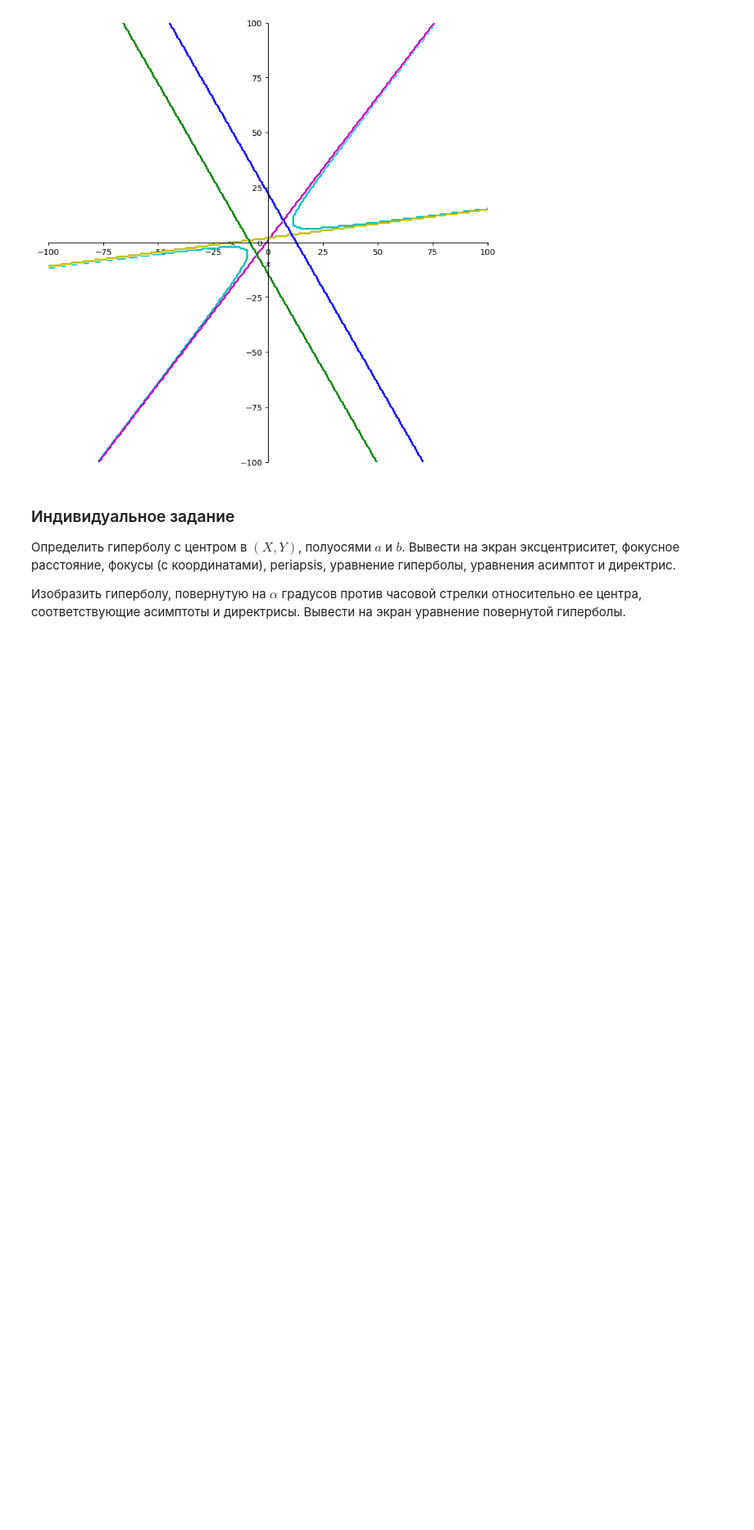
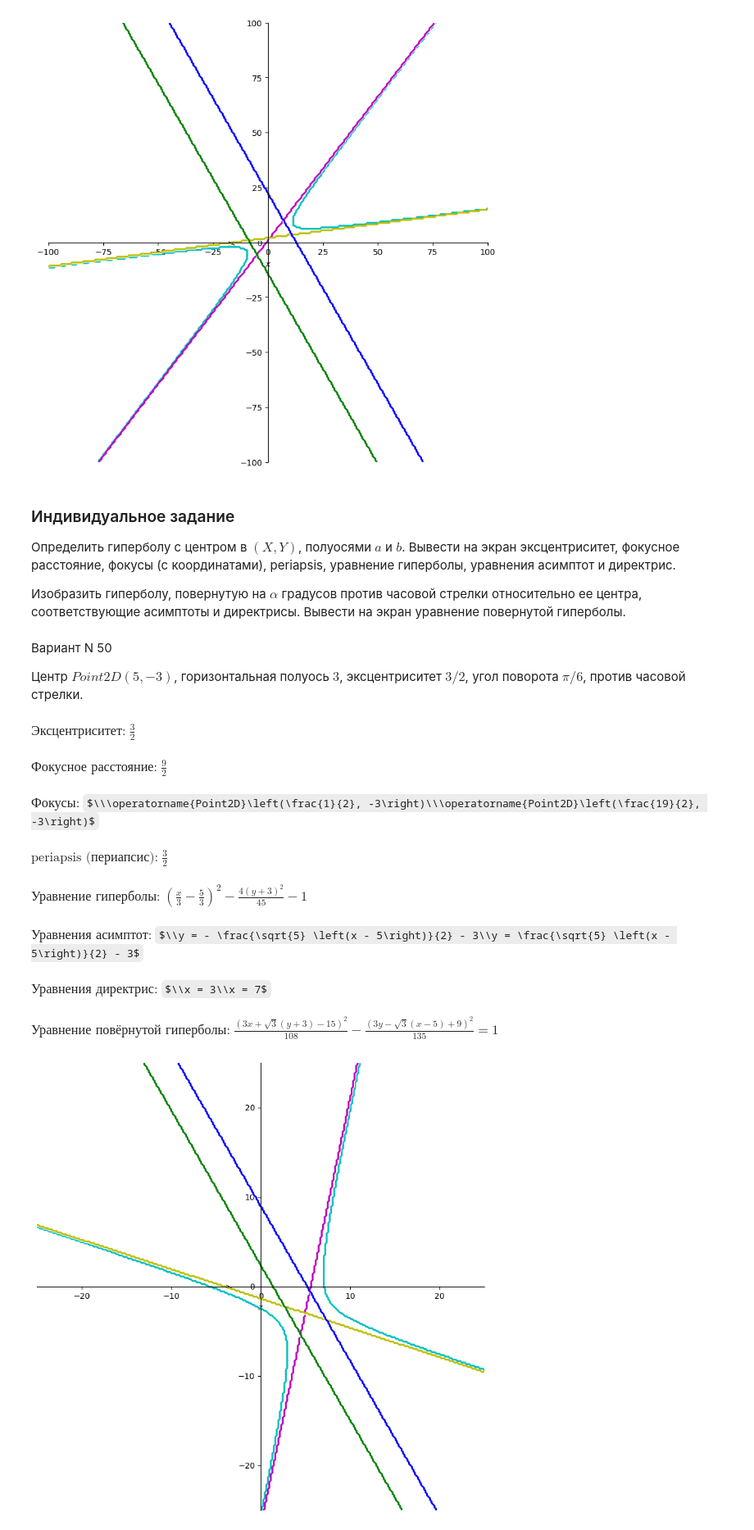
Before and after one commit to i80287/linalg, a Jupyter notebook: task14/Alg_14_2022_23_hyp_tasks.ipynb, the cells around one changed output. Shown at 82% size. Drawn from its saved outputs; the diff is of its cells as text; code cells hidden in the pictures; some formulas as TeX source; blank space fills up the shorter version.

```diff
--- a/task14/Alg_14_2022_23_hyp_tasks.ipynb
+++ b/task14/Alg_14_2022_23_hyp_tasks.ipynb
@@ -200,7 +200,7 @@ class Hyperbola(GeometrySet):
             y_expr1 = y0 + k1*(x - x0)
             y_expr2 = y0 + k2*(x - x0)
 
-        return (Eq(y, y_expr1), Eq(y, y_expr2)) if equation else (y_expr1, y_expr2)
+        return (Eq(y, y_expr1), Eq(y, y_expr2)) if equation else (y - y_expr1, y - y_expr2)
 
     def directrix(
         self,
@@ -326,7 +326,7 @@ asymp_eqs: Tuple[Equality, Equality] = Hyp1.asymptote(equation=True, _slope=slop
 dir_eqs: Tuple[Equality, Equality] = Hyp1.directrix(equation=True, _slope=slope)
 equations: Tuple[Equality, ...] = asymp_eqs + dir_eqs
 
-hyp_eq = simplify(Hyp1.equation(_slope=slope), equation=True)
+hyp_eq = simplify(Hyp1.equation(_slope=slope))
 symbs: Dict[str, Basic] = {str(s): s for s in hyp_eq.free_symbols}
 
 p: Plot = plot_implicit(
@@ -360,3 +405,61 @@ p.show()
 Определить гиперболу с центром в $(X, Y)$, полуосями $a$ и $b$.  Вывести на экран эксцентриситет, фокусное расстояние, фокусы (с координатами), periapsis, уравнение гиперболы, уравнения асимптот и директрис.
 
 Изобразить гиперболу, повернутую на $\alpha$ градусов против часовой стрелки относительно ее центра, соответствующие асимптоты и директрисы. Вывести на экран уравнение повернутой гиперболы.
+# %% [markdown]
+Вариант N 50
+
+Центр $Point2D\left(5, -3\right)$, горизонтальная полуось $3$, эксцентриситет $3 / 2$, угол поворота $\pi / 6$, против часовой стрелки.
+# %%
+center: Point2D = Point2D(5, -3)
+hradius: int = 3
+eccentricity: Expr = S(3)/2
+hyp: Hyperbola = Hyperbola(center=center, hradius=hradius, eccentricity=eccentricity)
+
+print_sympy_entity("Эксцентриситет:", hyp.eccentricity)
+print_sympy_entity("Фокусное расстояние:", hyp.focus_distance)
+print_sympy_entity("Фокусы:", *hyp.foci)
+print_sympy_entity("periapsis (периапсис):", hyp.periapsis)
+print_sympy_entity("Уравнение гиперболы:", hyp.equation())
+print_sympy_entity("Уравнения асимптот:", *hyp.asymptote(equation=True))
+print_sympy_entity("Уравнения директрис:", *hyp.directrix(equation=True))
+
+slope = tan(pi/6)
+hyp_eq = simplify(hyp.equation(_slope=slope, equation=True))
+symbs: Dict[str, Basic] = {str(s): s for s in hyp_eq.free_symbols}
+print_sympy_entity("Уравнение повёрнутой гиперболы:", hyp_eq)
+
+p: Plot = plot_implicit(
+    hyp_eq,
+    (symbs['x'], -25, 25),
+    (symbs['y'], -25, 25),
+    line_color='c',
+    aspect_ratio=(1, 1),
+    show=False,
+    adaptive=False,
+    size=(8, 8)
+)
+equations:  Tuple[Expr, ...] = hyp.asymptote(_slope=slope) + hyp.directrix(_slope=slope)
+colors_iterator: Iterator[Literal['m', 'y', 'g', 'b']] = iter(('m', 'y', 'g', 'b'))
+
+for eq_i in equations:
+    p.extend(plot_implicit(
+        eq_i,
+        (symbs['x'], -25, 25),
+        (symbs['y'], -25, 25),
+        line_color=next(colors_iterator),
+        aspect_ratio=(1, 1),
+        show=False,
+        adaptive=False,
+    ))
+
+p.show()
+# %% [output]
+$\text{Эксцентриситет:}$ $\frac{3}{2}$
+$\text{Фокусное расстояние:}$ $\frac{9}{2}$
+$\text{Фокусы:}$ $\\\operatorname{Point2D}\left(\frac{1}{2}, -3\right)\\\operatorname{Point2D}\left(\frac{19}{2}, -3\right)$
+$\text{periapsis (периапсис):}$ $\frac{3}{2}$
+$\text{Уравнение гиперболы:}$ $\left(\frac{x}{3} - \frac{5}{3}\right)^{2} - \frac{4 \left(y + 3\right)^{2}}{45} - 1$
+$\text{Уравнения асимптот:}$ $\\y = - \frac{\sqrt{5} \left(x - 5\right)}{2} - 3\\y = \frac{\sqrt{5} \left(x - 5\right)}{2} - 3$
+$\text{Уравнения директрис:}$ $\\x = 3\\x = 7$
+$\text{Уравнение повёрнутой гиперболы:}$ $\frac{\left(3 x + \sqrt{3} \left(y + 3\right) - 15\right)^{2}}{108} - \frac{\left(3 y - \sqrt{3} \left(x - 5\right) + 9\right)^{2}}{135} = 1$
+[figure, added]
```
Also changed, not shown: parts of 1 cell of this notebook.
